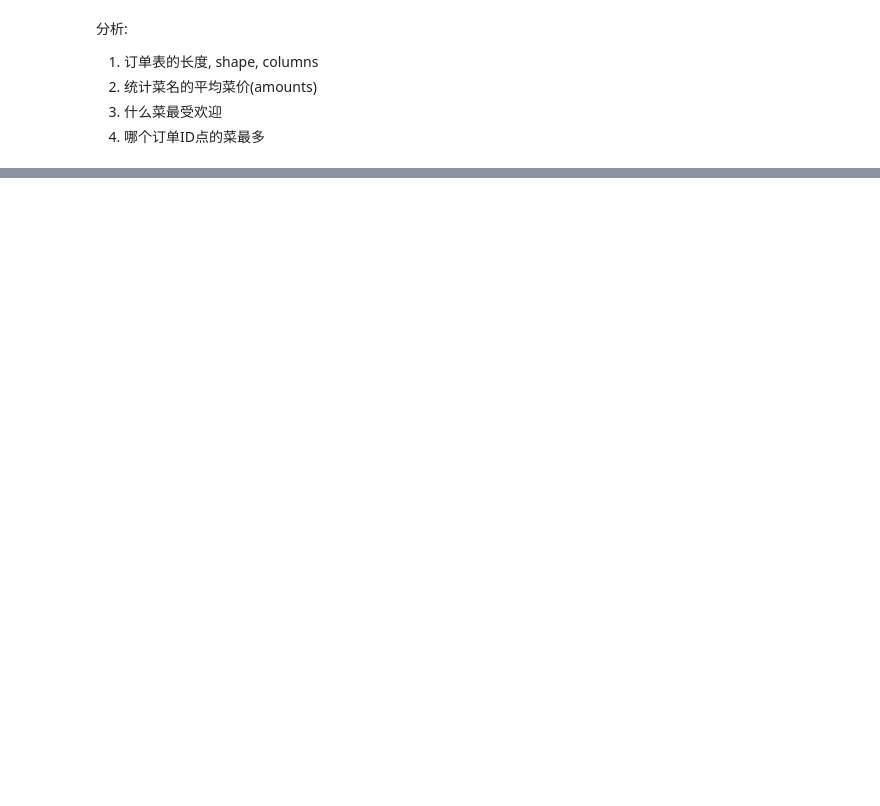
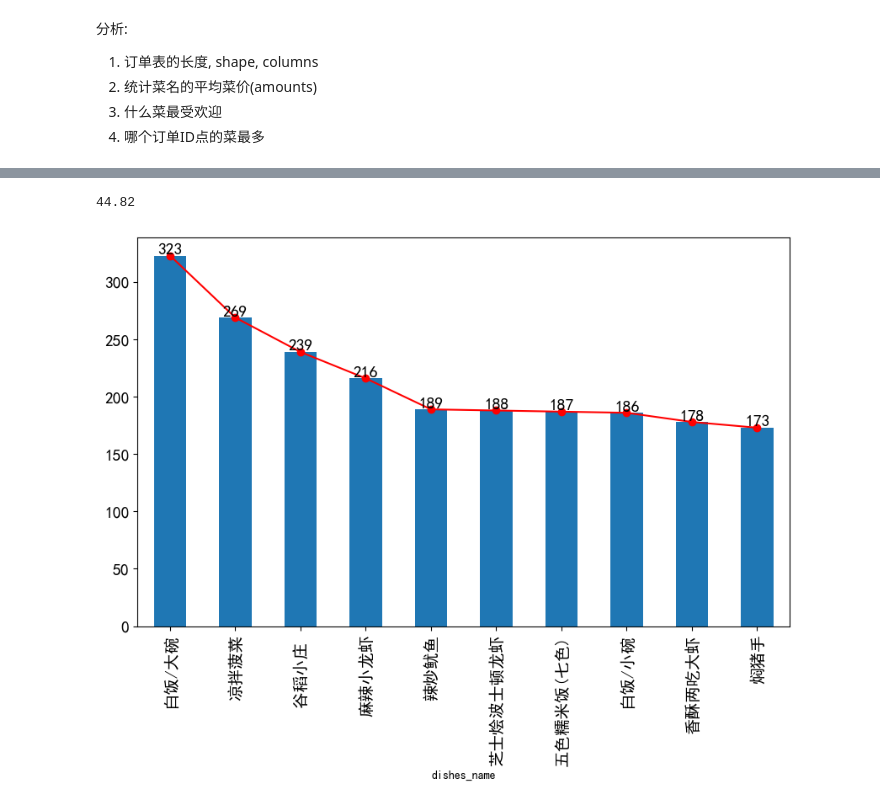
Before and after one commit to Fade-Smile/Basic-of-Data-Analyst, a Jupyter notebook: Project/1. Restaurant order data analysis.ipynb, the cells around one changed output, grey strips where cells are left out. Saved outputs shown, nothing was run; the diff lists cells and outputs as text; code cells hidden in the pictures; blank space fills up the shorter version.

```diff
--- a/Project/1. Restaurant order data analysis.ipynb
+++ b/Project/1. Restaurant order data analysis.ipynb
@@ -36,0 +8,18 @@ memory usage: 412.6+ KB
+# %%
+import pandas as pd
+import matplotlib.pyplot as plt
+
+plt.rcParams['font.sans-serif'] = ['SimHei']  # Set the font to SimHei
+%matplotlib inline
+
+
+# 1. Load Data
+d1 = pd.read_excel('data/meal_order_detail.xlsx', sheet_name='meal_order_detail1')
+d2 = pd.read_excel('data/meal_order_detail.xlsx', sheet_name='meal_order_detail2')
+d3 = pd.read_excel('data/meal_order_detail.xlsx', sheet_name='meal_order_detail3')
+
+# 2. Data Preprocessing (merge, NA)
+data = pd.concat([d1, d2, d3], axis=0)  # Merge data by rows
+data.dropna(axis=1, inplace=True)  # Drop NA columns
+
+data.info()
@@ -36,0 +45,23 @@ memory usage: 412.6+ KB
+# %%
+# 统计卖出菜品的平均价格
+import numpy as np
+round(data['amounts'].mean(), 2)    # 方法一： pandas 自带函数
+round(np.mean(data['amounts']), 2) # 方法二： numpy 函数处理, 数据多的情况下使用这人
+# %% [output]
+44.82
+# %%
+# 频数统计, 什么菜最欢迎 (对菜名进行统计, 取最大前10名)
+
+import matplotlib.pyplot as plt
+dishes_count = data['dishes_name'].value_counts()[:10]
+
+# 3. Data Visualisation
+plt.figure(figsize=(10, 6))
+dishes_count.plot(kind='line', color='red', marker='o')
+dishes_count.plot(kind='bar', fontsize=14)
+
+
+for a,b in enumerate(dishes_count):
+    plt.text(a, b, b, ha='center', va='bottom', fontsize=14)
+# %% [output]
+[figure, added]
```
Also changed, not shown: parts of 9 cells of this notebook.
